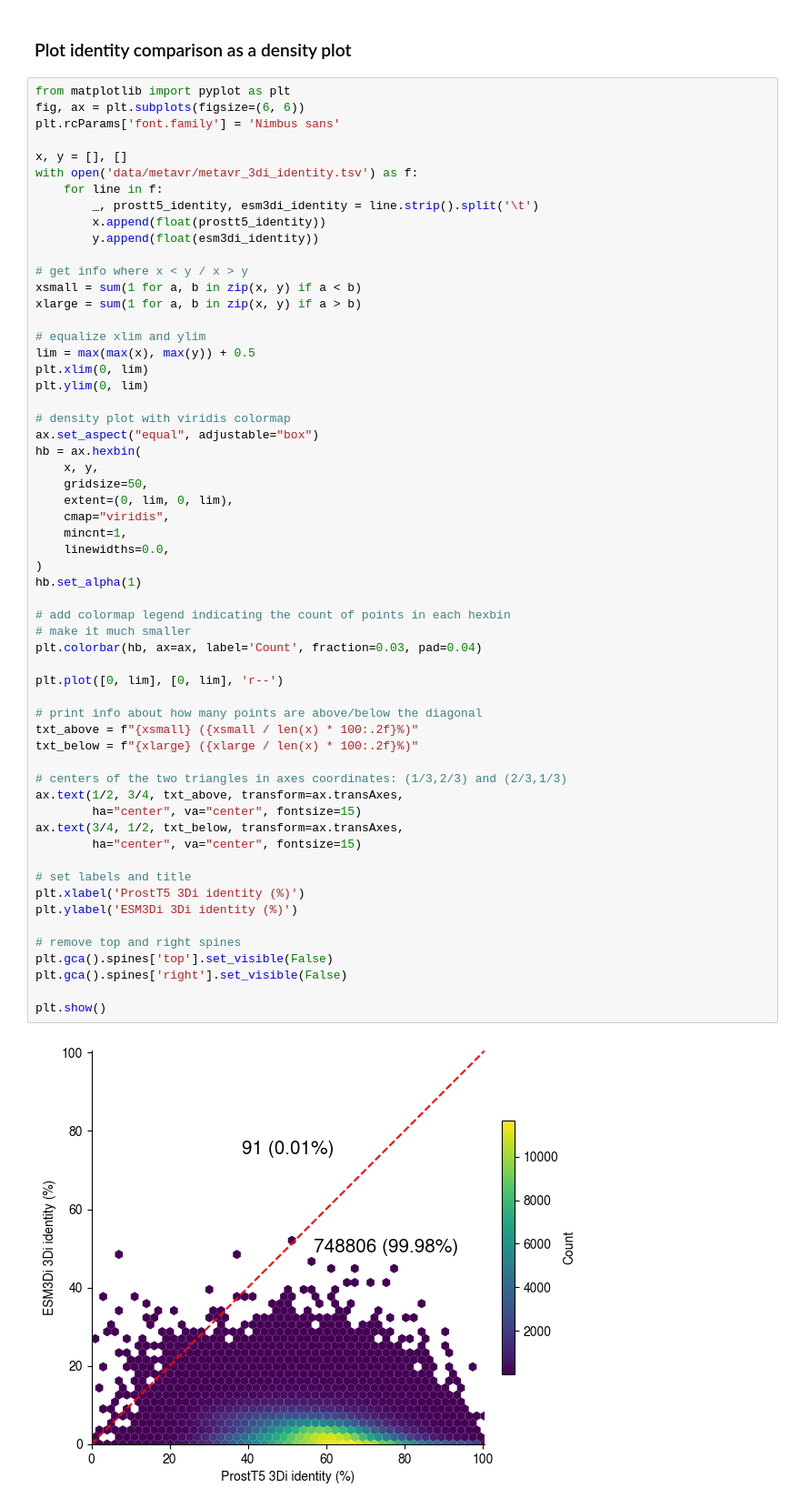
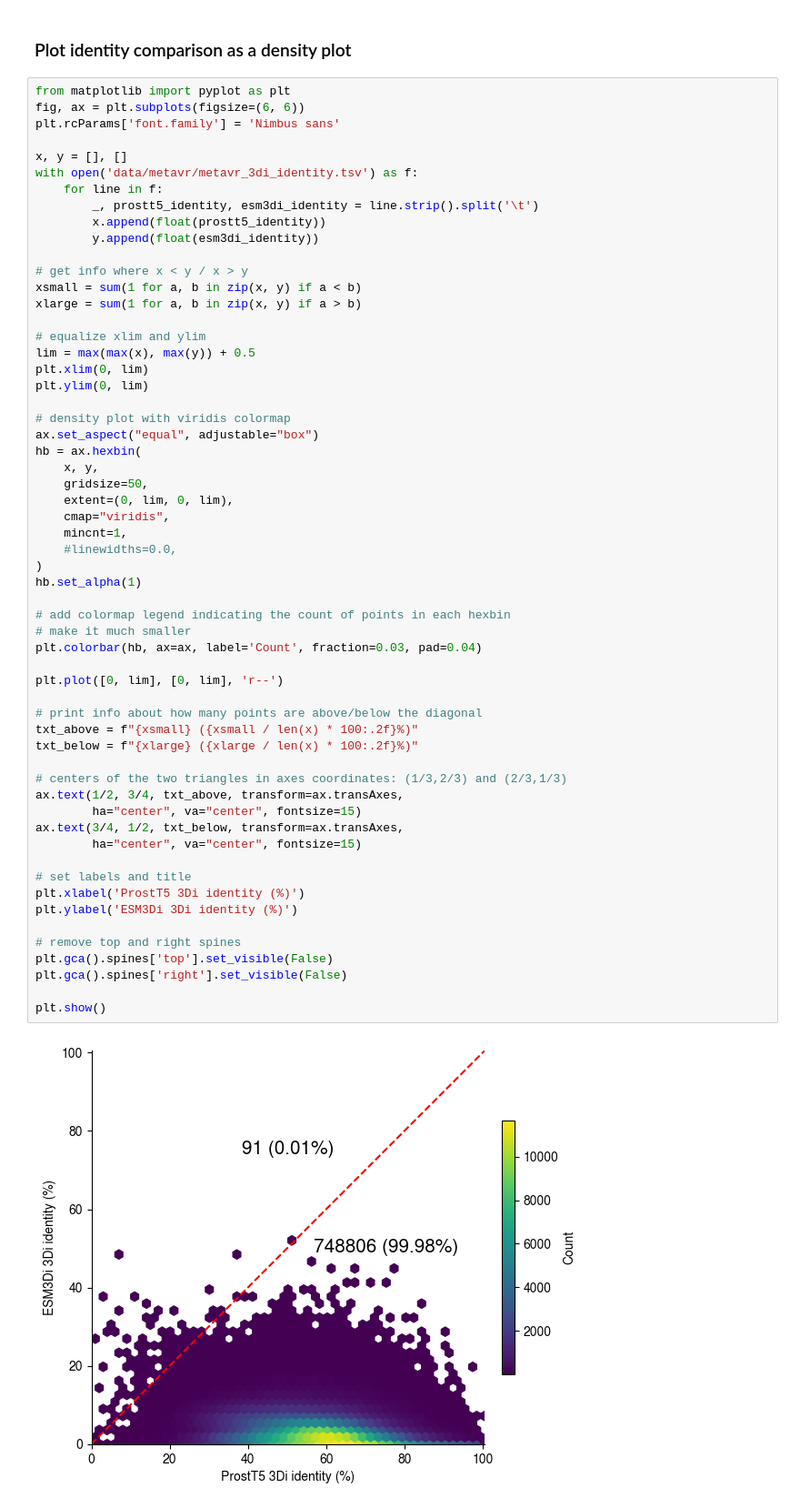
Before and after one commit to DessimozLab/ESM3di, a Jupyter notebook: benchmark/3di_alignment.ipynb, the cells around one changed output. Shown at 91% size. Saved outputs shown, nothing was run; the diff lists cells and outputs as text.

```diff
--- a/benchmark/3di_alignment.ipynb
+++ b/benchmark/3di_alignment.ipynb
@@ -248,34 +248,34 @@ hb = ax.hexbin(
     extent=(0, lim, 0, lim),
     cmap="viridis",
     mincnt=1,
-    linewidths=0.0,
+    #linewidths=0.0,
 )
 hb.set_alpha(1)
 
 # add colormap legend indicating the count of points in each hexbin
 # make it much smaller
 plt.colorbar(hb, ax=ax, label='Count', fraction=0.03, pad=0.04)
 
 plt.plot([0, lim], [0, lim], 'r--')
 
 # print info about how many points are above/below the diagonal
 txt_above = f"{xsmall} ({xsmall / len(x) * 100:.2f}%)"
 txt_below = f"{xlarge} ({xlarge / len(x) * 100:.2f}%)"
 
 # centers of the two triangles in axes coordinates: (1/3,2/3) and (2/3,1/3)
 ax.text(1/2, 3/4, txt_above, transform=ax.transAxes,
         ha="center", va="center", fontsize=15)
 ax.text(3/4, 1/2, txt_below, transform=ax.transAxes,
         ha="center", va="center", fontsize=15)
 
 # set labels and title
 plt.xlabel('ProstT5 3Di identity (%)')
 plt.ylabel('ESM3Di 3Di identity (%)')
 
 # remove top and right spines
 plt.gca().spines['top'].set_visible(False)
 plt.gca().spines['right'].set_visible(False)
 
 plt.show()
 # %% [output]
-[figure, old version]
+[figure, new version]
```
Also changed, not shown: parts of 1 cell of this notebook, 1 other file.
